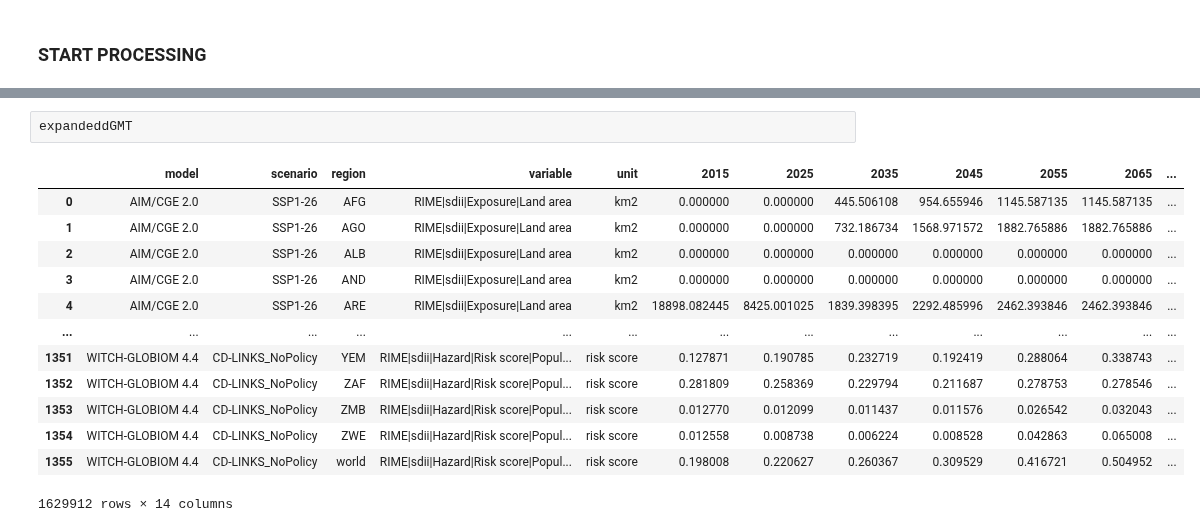
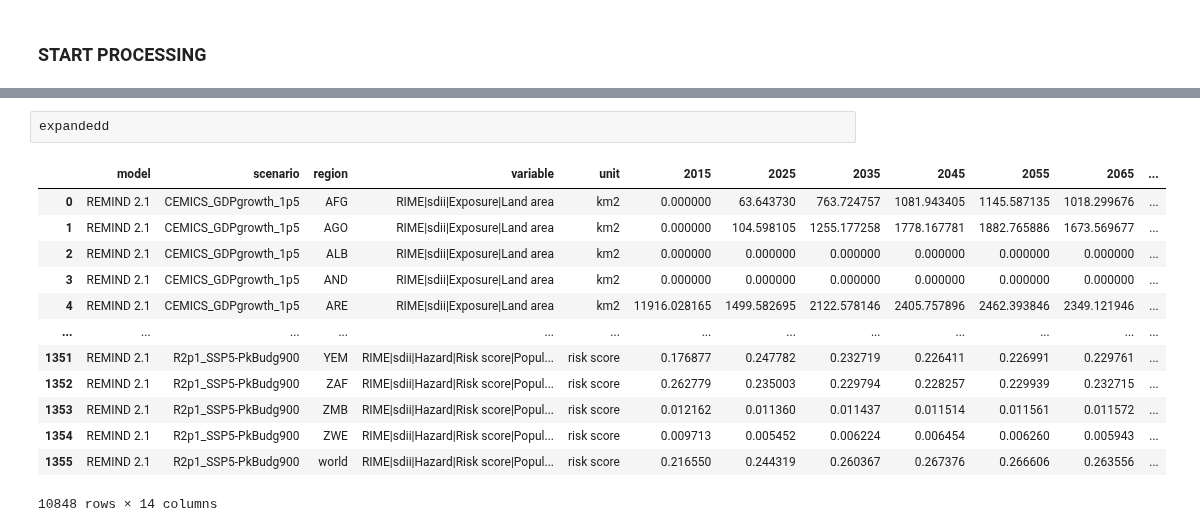
Before and after one commit to iiasa/rime, a Jupyter notebook: rime/pp_process_tabledata.ipynb, the cells around one changed output, grey strips where cells are left out. Drawn from its saved outputs; the diff is of its cells as text.

```diff
--- a/rime/pp_process_tabledata.ipynb
+++ b/rime/pp_process_tabledata.ipynb
@@ -258,17 +238,17 @@ print(f"{len(dsi.data_vars)} variables, {len(dfp.meta)} scenarios")
 # %%
-expandeddGMT
+expandedd
 # %% [output]
 |  | model | scenario | region | variable | unit | 2015 | 2025 | 2035 | 2045 | 2055 | 2065 | ... |
-| 0 | AIM/CGE 2.0 | SSP1-26 | AFG | RIME|sdii|Exposure|Land area | km2 | 0.000000 | 0.000000 | 445.506108 | 954.655946 | 1145.587135 | 1145.587135 | ... |
-| 1 | AIM/CGE 2.0 | SSP1-26 | AGO | RIME|sdii|Exposure|Land area | km2 | 0.000000 | 0.000000 | 732.186734 | 1568.971572 | 1882.765886 | 1882.765886 | ... |
-| 2 | AIM/CGE 2.0 | SSP1-26 | ALB | RIME|sdii|Exposure|Land area | km2 | 0.000000 | 0.000000 | 0.000000 | 0.000000 | 0.000000 | 0.000000 | ... |
-| 3 | AIM/CGE 2.0 | SSP1-26 | AND | RIME|sdii|Exposure|Land area | km2 | 0.000000 | 0.000000 | 0.000000 | 0.000000 | 0.000000 | 0.000000 | ... |
-| 4 | AIM/CGE 2.0 | SSP1-26 | ARE | RIME|sdii|Exposure|Land area | km2 | 18898.082445 | 8425.001025 | 1839.398395 | 2292.485996 | 2462.393846 | 2462.393846 | ... |
+| 0 | REMIND 2.1 | CEMICS_GDPgrowth_1p5 | AFG | RIME|sdii|Exposure|Land area | km2 | 0.000000 | 63.643730 | 763.724757 | 1081.943405 | 1145.587135 | 1018.299676 | ... |
+| 1 | REMIND 2.1 | CEMICS_GDPgrowth_1p5 | AGO | RIME|sdii|Exposure|Land area | km2 | 0.000000 | 104.598105 | 1255.177258 | 1778.167781 | 1882.765886 | 1673.569677 | ... |
+| 2 | REMIND 2.1 | CEMICS_GDPgrowth_1p5 | ALB | RIME|sdii|Exposure|Land area | km2 | 0.000000 | 0.000000 | 0.000000 | 0.000000 | 0.000000 | 0.000000 | ... |
+| 3 | REMIND 2.1 | CEMICS_GDPgrowth_1p5 | AND | RIME|sdii|Exposure|Land area | km2 | 0.000000 | 0.000000 | 0.000000 | 0.000000 | 0.000000 | 0.000000 | ... |
+| 4 | REMIND 2.1 | CEMICS_GDPgrowth_1p5 | ARE | RIME|sdii|Exposure|Land area | km2 | 11916.028165 | 1499.582695 | 2122.578146 | 2405.757896 | 2462.393846 | 2349.121946 | ... |
 | ... | ... | ... | ... | ... | ... | ... | ... | ... | ... | ... | ... | ... |
-| 1351 | WITCH-GLOBIOM 4.4 | CD-LINKS_NoPolicy | YEM | RIME|sdii|Hazard|Risk score|Popul... | risk score | 0.127871 | 0.190785 | 0.232719 | 0.192419 | 0.288064 | 0.338743 | ... |
-| 1352 | WITCH-GLOBIOM 4.4 | CD-LINKS_NoPolicy | ZAF | RIME|sdii|Hazard|Risk score|Popul... | risk score | 0.281809 | 0.258369 | 0.229794 | 0.211687 | 0.278753 | 0.278546 | ... |
-| 1353 | WITCH-GLOBIOM 4.4 | CD-LINKS_NoPolicy | ZMB | RIME|sdii|Hazard|Risk score|Popul... | risk score | 0.012770 | 0.012099 | 0.011437 | 0.011576 | 0.026542 | 0.032043 | ... |
-| 1354 | WITCH-GLOBIOM 4.4 | CD-LINKS_NoPolicy | ZWE | RIME|sdii|Hazard|Risk score|Popul... | risk score | 0.012558 | 0.008738 | 0.006224 | 0.008528 | 0.042863 | 0.065008 | ... |
-| 1355 | WITCH-GLOBIOM 4.4 | CD-LINKS_NoPolicy | world | RIME|sdii|Hazard|Risk score|Popul... | risk score | 0.198008 | 0.220627 | 0.260367 | 0.309529 | 0.416721 | 0.504952 | ... |
+| 1351 | REMIND 2.1 | R2p1_SSP5-PkBudg900 | YEM | RIME|sdii|Hazard|Risk score|Popul... | risk score | 0.176877 | 0.247782 | 0.232719 | 0.226411 | 0.226991 | 0.229761 | ... |
+| 1352 | REMIND 2.1 | R2p1_SSP5-PkBudg900 | ZAF | RIME|sdii|Hazard|Risk score|Popul... | risk score | 0.262779 | 0.235003 | 0.229794 | 0.228257 | 0.229939 | 0.232715 | ... |
+| 1353 | REMIND 2.1 | R2p1_SSP5-PkBudg900 | ZMB | RIME|sdii|Hazard|Risk score|Popul... | risk score | 0.012162 | 0.011360 | 0.011437 | 0.011514 | 0.011561 | 0.011572 | ... |
+| 1354 | REMIND 2.1 | R2p1_SSP5-PkBudg900 | ZWE | RIME|sdii|Hazard|Risk score|Popul... | risk score | 0.009713 | 0.005452 | 0.006224 | 0.006454 | 0.006260 | 0.005943 | ... |
+| 1355 | REMIND 2.1 | R2p1_SSP5-PkBudg900 | world | RIME|sdii|Hazard|Risk score|Popul... | risk score | 0.216550 | 0.244319 | 0.260367 | 0.267376 | 0.266606 | 0.263556 | ... |
-1629912 rows × 14 columns
+10848 rows × 14 columns
 # %%
```
Also changed, not shown: parts of 6 cells of this notebook, 14 other files.
